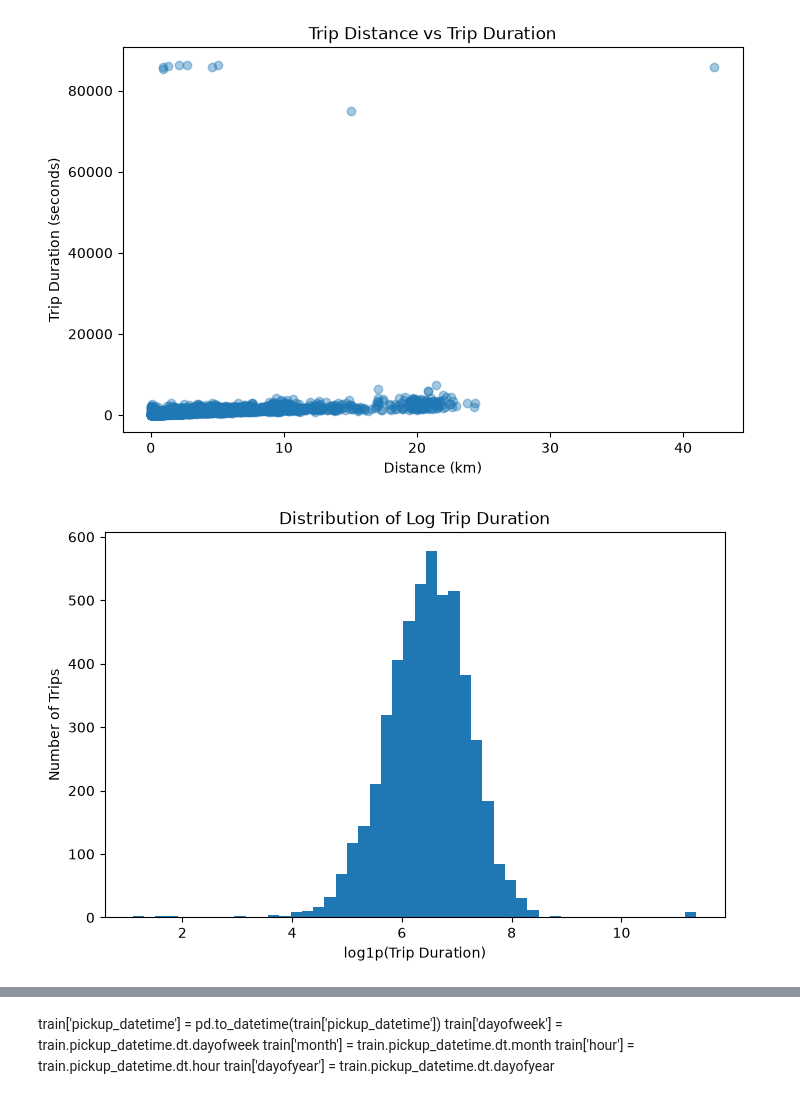
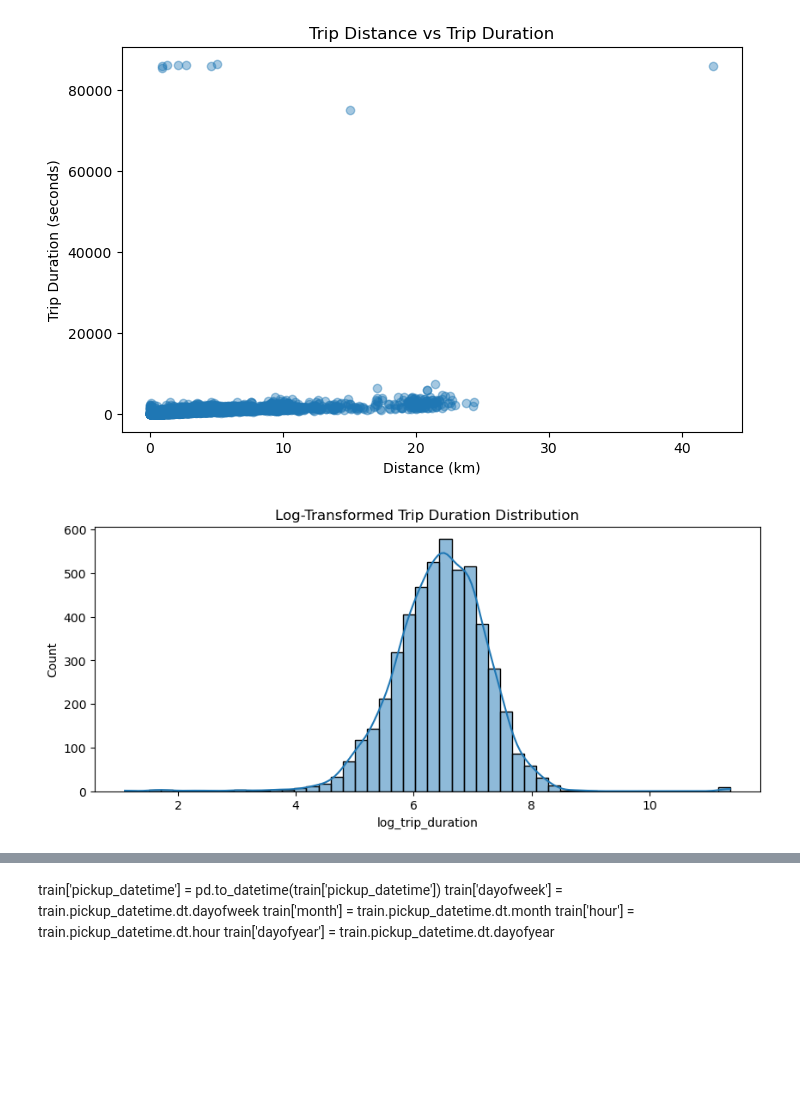
Before and after one commit to yousefJooX/nyc-taxi-trip-duration, a Jupyter notebook: notebooks/01_data_understanding.ipynb, the cells around one changed output, grey strips where cells are left out. Drawn from its saved outputs; the diff is of its cells as text; code cells hidden in the pictures; blank space fills up the shorter version.

```diff
--- a/notebooks/01_data_understanding.ipynb
+++ b/notebooks/01_data_understanding.ipynb
@@ -320,18 +320,22 @@ plt.title("Trip Distance vs Trip Duration")
 plt.show()
 # %% [output]
 [figure]
+# %%
+
+
+# Log transformation
+df['log_trip_duration'] = np.log1p(df['trip_duration'])  # log(1+x) to avoid log(0)
 # %%
-plt.figure(figsize=(8, 5))
+import seaborn as sns
 
-plt.hist(np.log1p(df["trip_duration"]), bins=50)
-
-plt.xlabel("log1p(Trip Duration)")
-plt.ylabel("Number of Trips")
-plt.title("Distribution of Log Trip Duration")
+# After log transformation
+plt.figure(figsize=(10,4))
+sns.histplot(df['log_trip_duration'], bins=50, kde=True)
+plt.title("Log-Transformed Trip Duration Distribution")
 
 plt.show()
 # %% [output]
-[figure, old version]
+[figure, new version]
 # %%
 df_plot = df[df["trip_duration"] < 72000]
 
```
Also changed, not shown: parts of 28 cells of this notebook.
